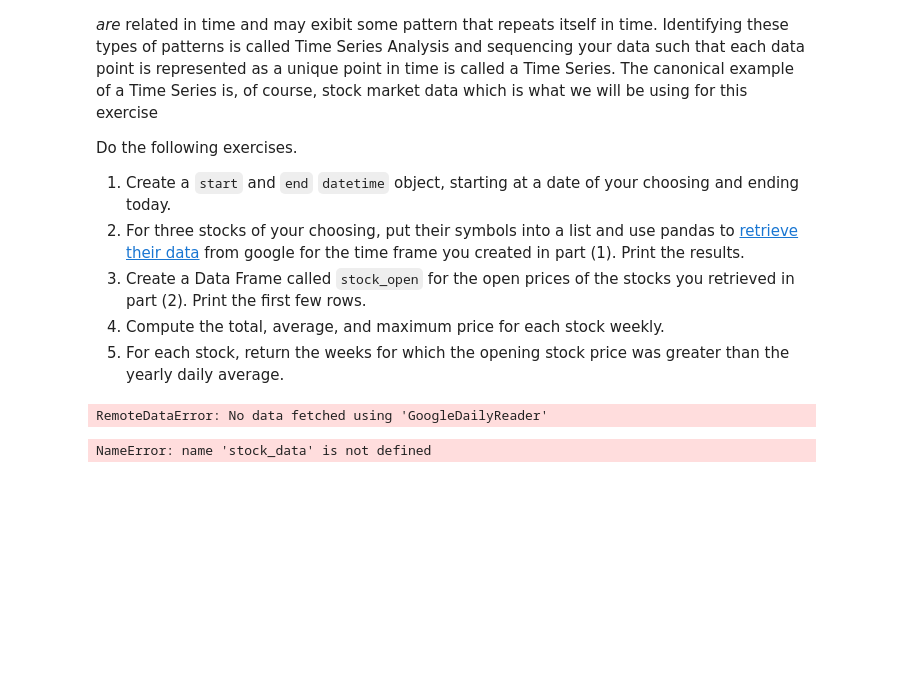
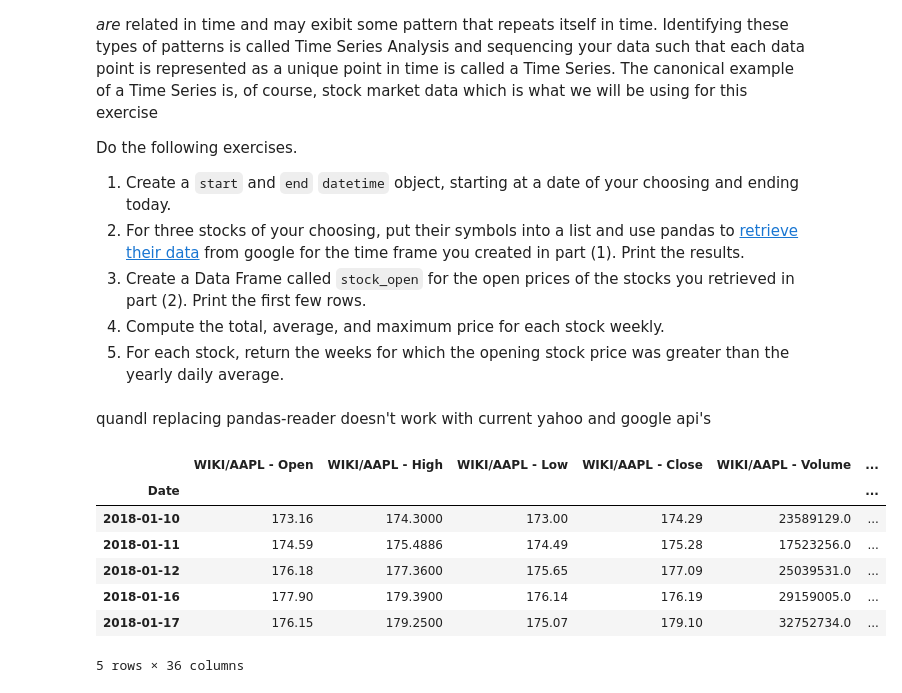
Before and after one commit to mlittle777/K2-scipy-intro, a Jupyter notebook: Pandas-Exercise-ml.ipynb, the cells around one changed output. Saved outputs shown, nothing was run; the diff lists cells and outputs as text; code cells hidden in the pictures; blank space fills up the shorter version.

```diff
--- a/Pandas-Exercise-ml.ipynb
+++ b/Pandas-Exercise-ml.ipynb
@@ -834,18 +834,23 @@ Do the following exercises.
 1. Create a Data Frame called `stock_open` for the open prices of the stocks you retrieved in part (2).  Print the first few rows.
 1. Compute the total, average, and maximum price for each stock weekly.
 1. For each stock, return the weeks for which the opening stock price was greater than the yearly daily average.
+# %% [markdown]
+quandl replacing pandas-reader doesn't work with current yahoo and google api's
 # %%
-import pandas_datareader.data as web
+import quandl as q
+q.ApiConfig.api_key = "fyHxqk1gNZ-9ekz-mdAJ"
 import datetime as dt
 start = dt.datetime(2017, 1, 1)
 end = dt.datetime(2018,1,17)
-stocks = ['AAPL', 'MSFT', 'GOOGL']
-f = web.DataReader(stocks, 'google', start, end)
-f
+stocks = ['WIKI/AAPL', 'WIKI/MSFT', 'WIKI/GOOGL']
+f = q.get(stocks, start_date=start, end_date=end)
+f.tail()
 # %% [output]
+|  | WIKI/AAPL - Open | WIKI/AAPL - High | WIKI/AAPL - Low | WIKI/AAPL - Close | WIKI/AAPL - Volume | ... |
+| Date |  |  |  |  |  | ... |
+| 2018-01-10 | 173.16 | 174.3000 | 173.00 | 174.29 | 23589129.0 | ... |
+| 2018-01-11 | 174.59 | 175.4886 | 174.49 | 175.28 | 17523256.0 | ... |
+| 2018-01-12 | 176.18 | 177.3600 | 175.65 | 177.09 | 25039531.0 | ... |
+| 2018-01-16 | 177.90 | 179.3900 | 176.14 | 176.19 | 29159005.0 | ... |
+| 2018-01-17 | 176.15 | 179.2500 | 175.07 | 179.10 | 32752734.0 | ... |
-RemoteDataError: No data fetched using 'GoogleDailyReader'
+5 rows × 36 columns
-# %%
-stock_open = stock_data['Open']
-stock_open.head()
-# %% [output]
-NameError: name 'stock_data' is not defined
```
Also changed, not shown: parts of 2 cells of this notebook.
